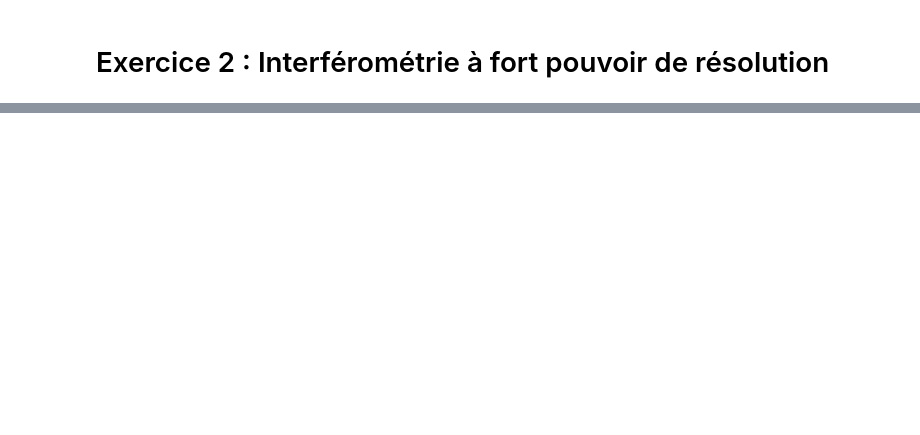
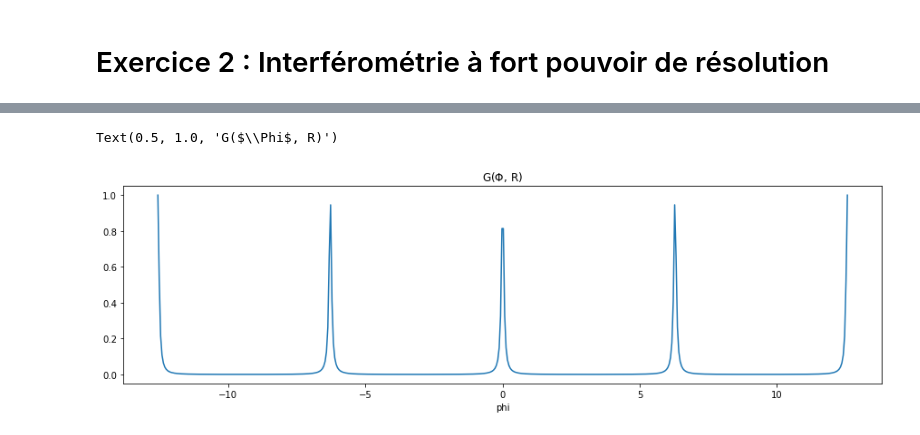
Before and after one commit to sebcampagne/mp32, a Jupyter notebook: DM3_Phys_Brilloin_FabryPerot_2020_10_02/DM3_Phys_Brilloin_FabryPerot_2020_10_02.ipynb, the cells around one changed output, grey strips where cells are left out. Drawn from its saved outputs; the diff is of its cells as text; code cells hidden in the pictures; blank space fills up the shorter version.

```diff
--- a/DM3_Phys_Brilloin_FabryPerot_2020_10_02/DM3_Phys_Brilloin_FabryPerot_2020_10_02.ipynb
+++ b/DM3_Phys_Brilloin_FabryPerot_2020_10_02/DM3_Phys_Brilloin_FabryPerot_2020_10_02.ipynb
@@ -35,0 +57,8 @@ $104516.35 \; \mathrm{}$
+# %%
+def G_phi(phi,R):
+    """
+    """
+
+    Ginv=1+4*R**2/(1-R)**2*(np.sin(phi/2))**2
+    G=1/Ginv
+    return G
@@ -35,0 +84,9 @@ $104516.35 \; \mathrm{}$
+# %%
+plt.figure(figsize=(15,4))
+plt.plot(phi,gphi)
+plt.xlabel("phi")
+title = "G($\\Phi$, R)"
+plt.title(title)
+# %% [output]
+Text(0.5, 1.0, 'G($\\Phi$, R)')
+[figure, added]
```
Also changed, not shown: parts of 19 cells of this notebook.
